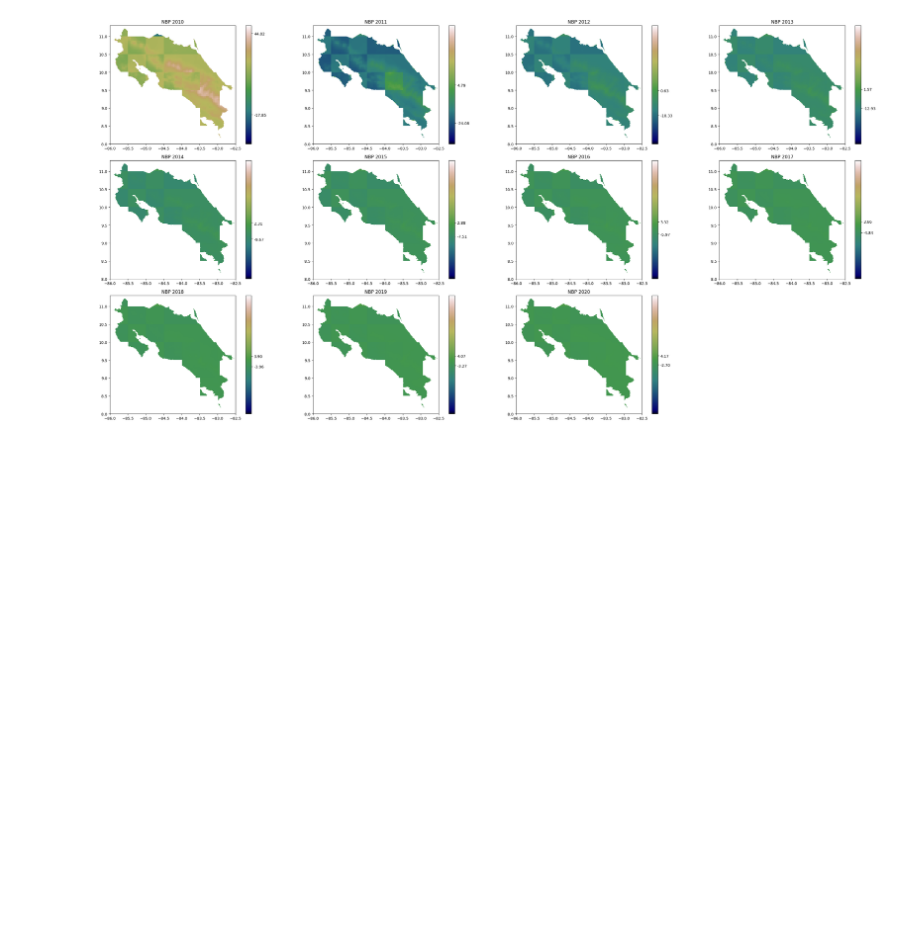
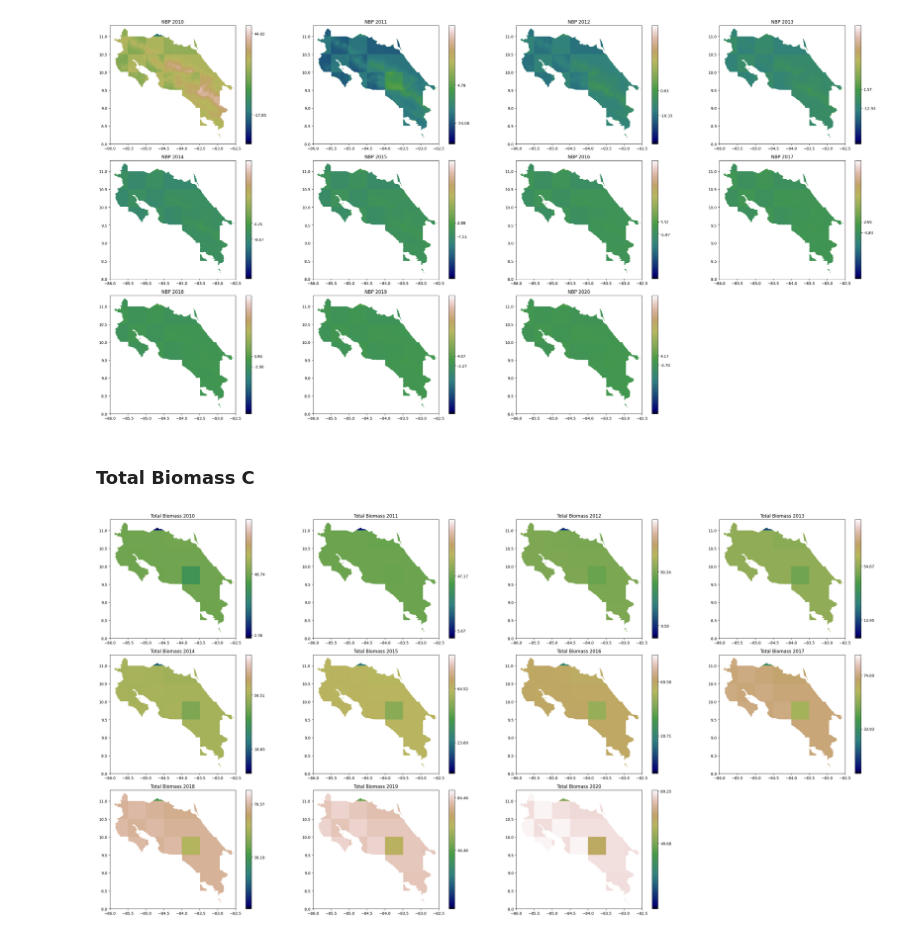
Before and after one commit to mHienp/GCBM.CostaRica, a Jupyter notebook: Postprocessing_NBP.ipynb, the cells around one changed output. Cells and saved outputs as stored; diff of their text form; code cells hidden in the pictures; blank space fills up the shorter version.

Commit message:
spatial graphs

```diff
--- a/Postprocessing_NBP.ipynb
+++ b/Postprocessing_NBP.ipynb
@@ -96,3 +94,54 @@ plt.tight_layout()
 plt.show()
 # %% [output]
 [figure]
+# %% [markdown]
+### Total Biomass C
+# %%
+mpl.rc('image', cmap='gist_earth')
+
+# Base directory containing the files
+base_dir = '/content/spatial/'
+
+# Set up the figure and axes for the subplots
+fig, axs = plt.subplots(3, 4, figsize=(30, 15))  # 3 rows, 4 columns
+axs = axs.flatten()  # Flatten the array of axes for easier iteration
+
+# Define normalization for consistent color scaling across all maps
+uniform_norm = colors.Normalize(vmin=0, vmax=90)
+
+# Loop through each year from 2010 to 2020
+for index, year in enumerate(range(2010, 2021)):
+    file_path = os.path.join(base_dir, f'Total_Biomass_C_{year}.tif')
+
+    # Open the raster file
+    with rasterio.open(file_path) as src:
+        # Read the first band
+        arr = src.read(1)
+        # Replace values below -40 with NaN
+        arr = np.where(arr < -40, np.nan, arr)
+
+        # Plotting on specified subplot axis
+        ax = axs[index]
+        ax.set_title(f'Total Biomass {year}')
+        show(arr, transform=src.transform, ax=ax, cmap='gist_earth', norm=uniform_norm)  # Apply uniform normalization here
+
+        # Get the min and max of the current array (ignoring NaN values)
+        min_val, max_val = np.nanmin(arr), np.nanmax(arr)
+
+        # Create colorbar with the uniform scale -40 to 50
+        mappable = cm.ScalarMappable(norm=uniform_norm, cmap='gist_earth')
+        cbar = fig.colorbar(mappable, ax=ax)
+
+        # Set the colorbar to display only the actual min and max values
+        cbar.set_ticks([min_val, max_val])
+        cbar.set_ticklabels([f'{min_val:.2f}', f'{max_val:.2f}'])
+
+# Hide unused axes
+for ax in axs[index + 1:]:
+    ax.axis('off')
+
+# Adjust layout to prevent overlap
+plt.tight_layout()
+plt.show()
+# %% [output]
+[figure, added]
```
Also changed, not shown: parts of 5 cells of this notebook.
